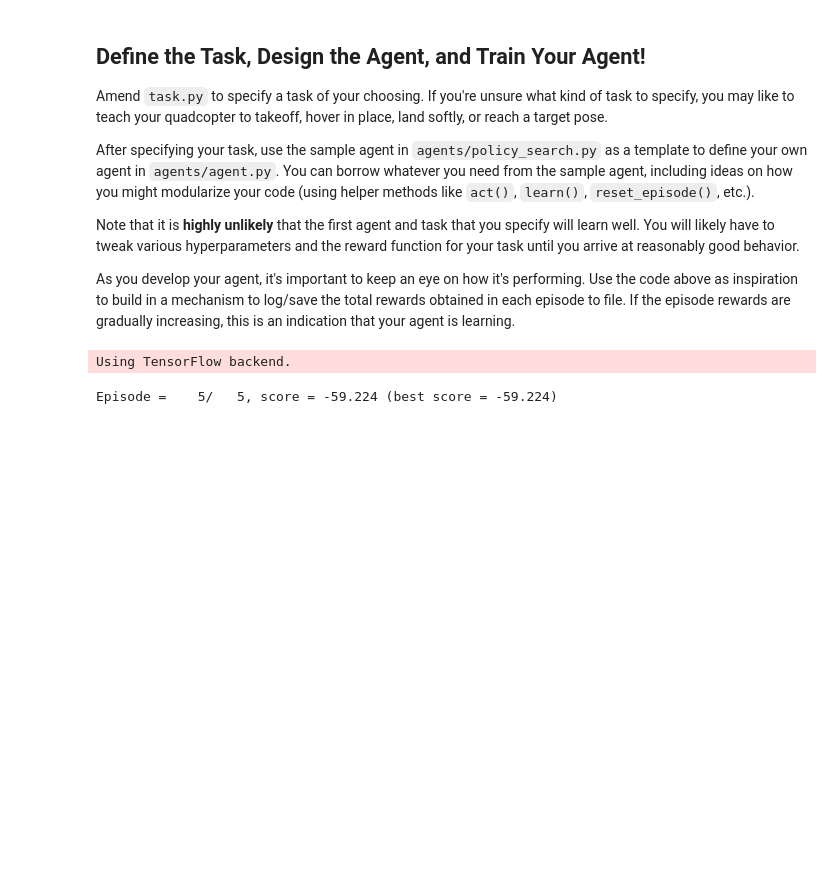
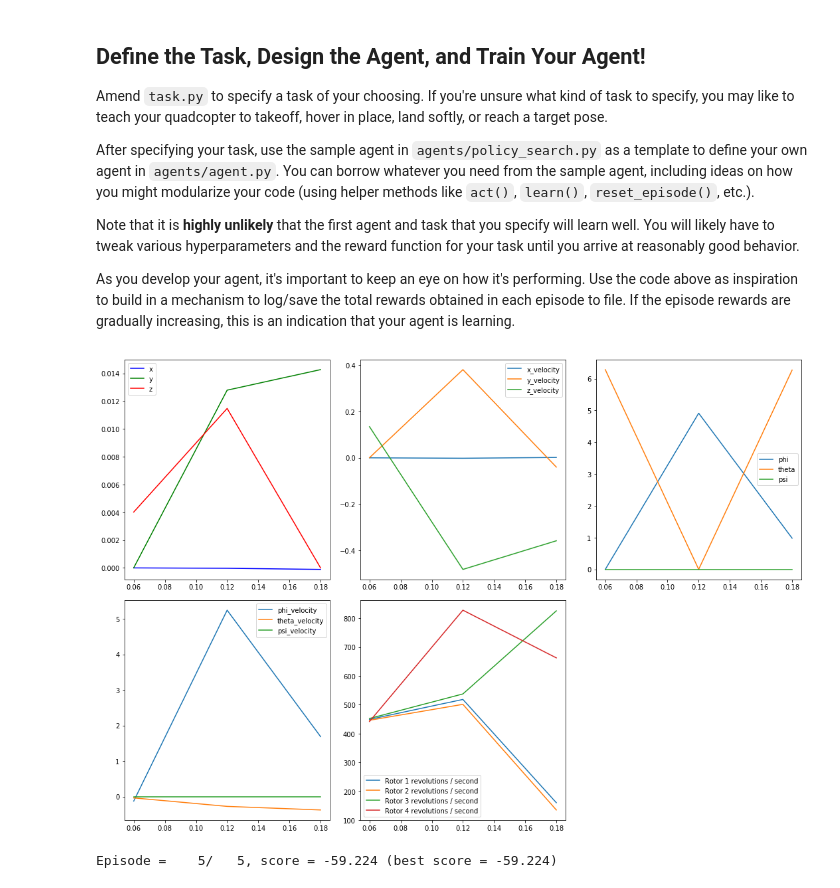
Before and after one commit to KnollFrank/RL-Quadcopter-2, a Jupyter notebook: Quadcopter_Project.ipynb, the cells around one changed output. Saved outputs shown, nothing was run; the diff lists cells and outputs as text; code cells hidden in the pictures; blank space fills up the shorter version.

Commit message:
adding TakeoffTask
Signed-off-by: frankknoll <Knoll_Frank@web.de>

```diff
--- a/Quadcopter_Project.ipynb
+++ b/Quadcopter_Project.ipynb
@@ -257,9 +257,21 @@ As you develop your agent, it's important to keep an eye on how it's performing.
 import numpy as np
 from agents.agent import DDPG
 from agents.scoring_agent_wrapper import ScoringAgentWrapper
-# from task import takeoff_task
+from tasks.takeoff_task import TakeoffTask
+
+task = TakeoffTask(
+    init_pose = np.array([0., 0., 0., 0., 0., 0.]),
+    init_velocities = np.array([0., 0., 0.]),
+    init_angle_velocities = np.array([0., 0., 0.]),
+    runtime = 5.)
+agent = ScoringAgentWrapper(DDPG(task))
+average_rewards_per_episode = train(agent = agent, task = task, num_episodes = 5)
+plot_average_rewards_per_episode(average_rewards_per_episode)
-# %% [output]
-Using TensorFlow backend.
+# %%
+results = evaluate(agent, task)
+plot(results)
+# %% [output]
+[figure, added]
 # %%
 ## TODO: Train your agent here.
 import numpy as np
```
Also changed, not shown: 2 other files.
